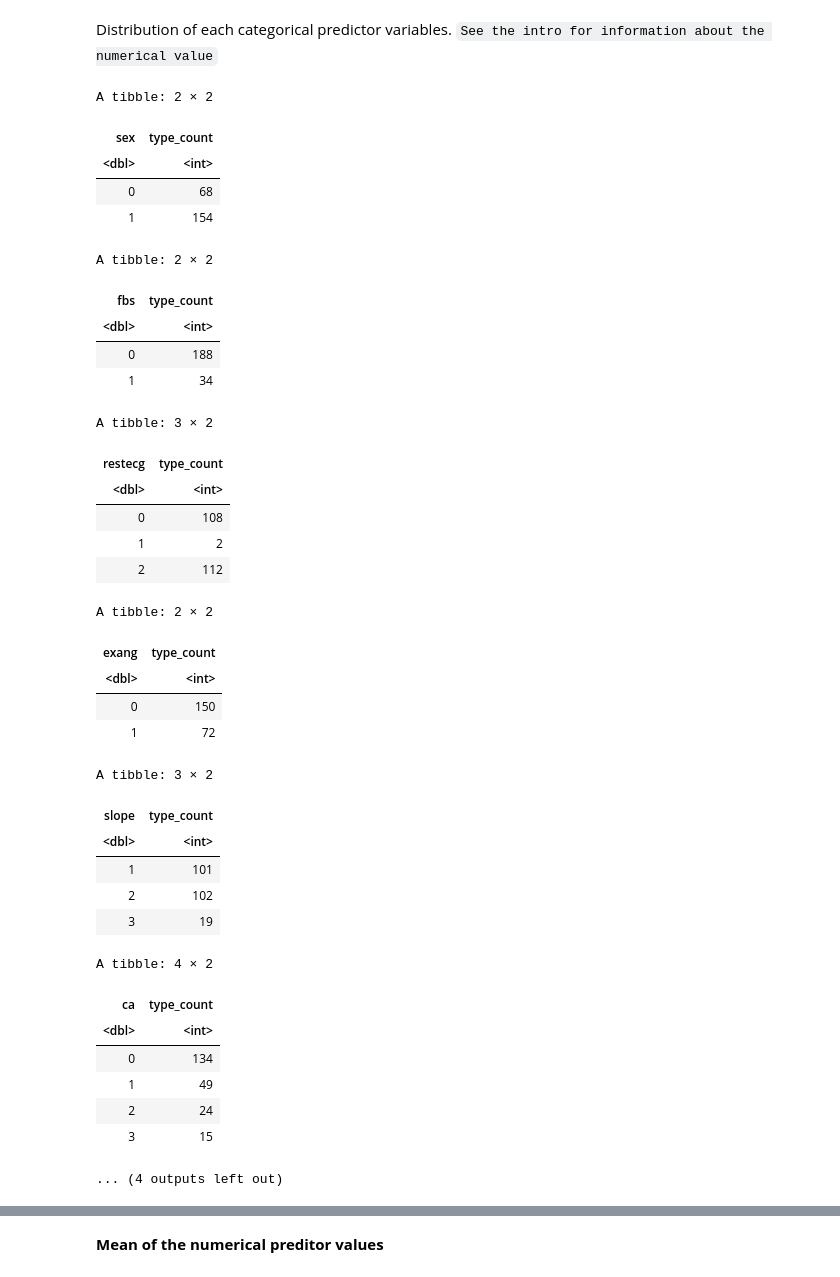
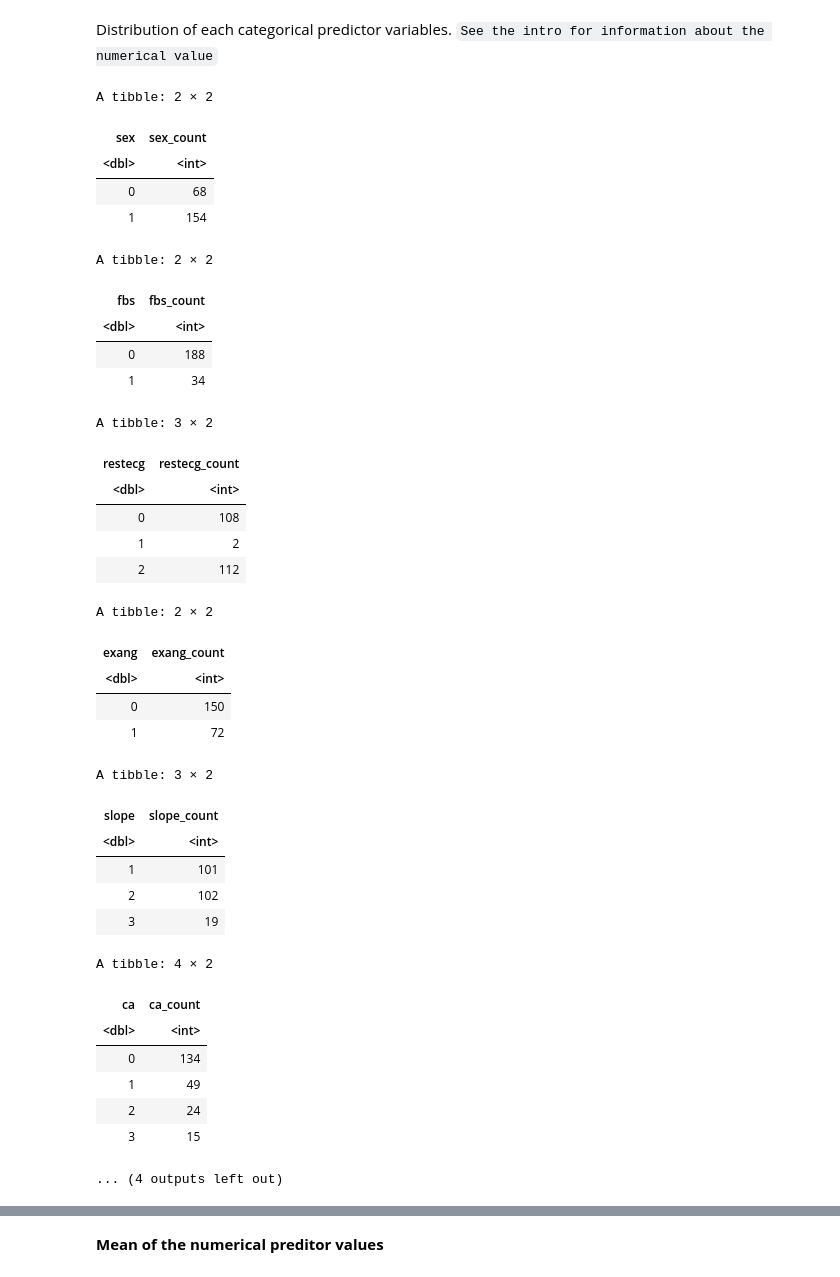
Before and after one commit to Yuvitee/DSCI-100-project, a Jupyter notebook: Heart Disease Proposal.ipynb, the cells around one changed output, grey strips where cells are left out. Drawn from its saved outputs; the diff is of its cells as text; code cells hidden in the pictures.

```diff
--- a/Heart Disease Proposal.ipynb
+++ b/Heart Disease Proposal.ipynb
@@ -200,74 +183,74 @@ Distribution of each categorical predictor variables. `See the intro for informa
 # %%
 count_sex <- heart_train|>
     group_by(sex)|>
-    summarize(type_count = n())
+    summarize(sex_count = n())
 
 count_fbs <- heart_train|>
     group_by(fbs)|>
-    summarize(type_count = n())
+    summarize(fbs_count = n())
 
 count_restecg <- heart_train|>
     group_by(restecg)|>
-    summarize(type_count = n())
+    summarize(restecg_count = n())
 
 count_exang <- heart_train|>
     group_by(exang)|>
-    summarize(type_count = n())
+    summarize(exang_count = n())
 
 count_slope <- heart_train|>
     group_by(slope)|>
-    summarize(type_count = n())
+    summarize(slope_count = n())
 
 count_ca <- heart_train|>
     group_by(ca)|>
-    summarize(type_count = n())
+    summarize(ca_count = n())
 
 count_thal <- heart_train|>
     group_by(thal)|>
-    summarize(type_count = n())
+    summarize(thal_count = n())
 
 count_cp <- heart_train|>
     group_by(cp)|>
-    summarize(type_count = n())
+    summarize(cp_count = n())
 
 count_sex
 count_fbs
 count_restecg
 count_exang
 count_slope
 count_ca
 count_thal
 count_cp
 # %% [output]
 A tibble: 2 × 2
-| sex | type_count |
+| sex | sex_count |
 | <dbl> | <int> |
 | 0 | 68 |
 | 1 | 154 |
 A tibble: 2 × 2
-| fbs | type_count |
+| fbs | fbs_count |
 | <dbl> | <int> |
 | 0 | 188 |
 | 1 | 34 |
 A tibble: 3 × 2
-| restecg | type_count |
+| restecg | restecg_count |
 | <dbl> | <int> |
 | 0 | 108 |
 | 1 | 2 |
 | 2 | 112 |
 A tibble: 2 × 2
-| exang | type_count |
+| exang | exang_count |
 | <dbl> | <int> |
 | 0 | 150 |
 | 1 | 72 |
 A tibble: 3 × 2
-| slope | type_count |
+| slope | slope_count |
 | <dbl> | <int> |
 | 1 | 101 |
 | 2 | 102 |
 | 3 | 19 |
 A tibble: 4 × 2
-| ca | type_count |
+| ca | ca_count |
 | <dbl> | <int> |
 | 0 | 134 |
 | 1 | 49 |
```
Also changed, not shown: parts of 13 cells of this notebook.
